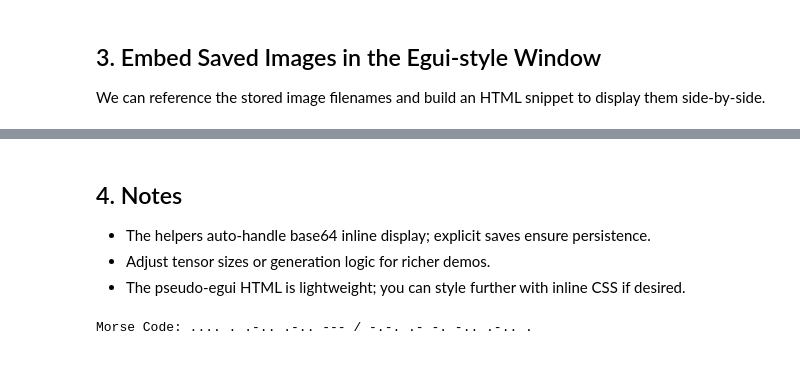
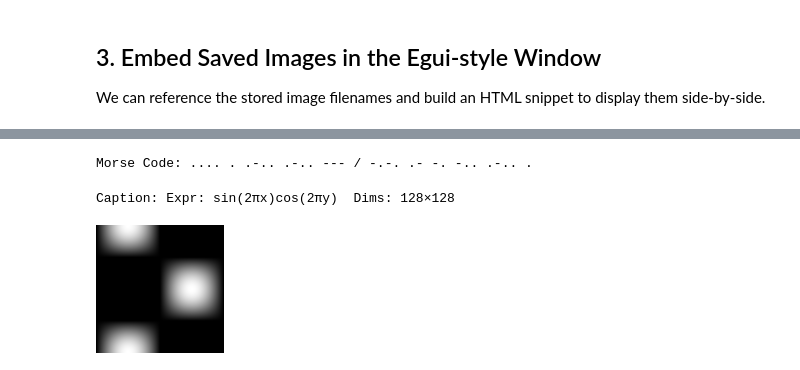
Before and after one commit to springyworks/candlekos, a Jupyter notebook: 0aEXPLORATION/candle_notebooks/consolidated_helpers_egui.ipynb, the cells around one changed output, grey strips where cells are left out. Cells and saved outputs as stored; diff of their text form; code cells hidden in the pictures.

```diff
--- a/0aEXPLORATION/candle_notebooks/consolidated_helpers_egui.ipynb
+++ b/0aEXPLORATION/candle_notebooks/consolidated_helpers_egui.ipynb
@@ -124,9 +139,4 @@ let img_html = format!(
 egui_window::open("Image Gallery", &img_html);
 # %% [output]
 [interactive output not drawn]
-# %% [markdown]
-## 4. Notes
-- The helpers auto-handle base64 inline display; explicit saves ensure persistence.
-- Adjust tensor sizes or generation logic for richer demos.
-- The pseudo-egui HTML is lightweight; you can style further with inline CSS if desired.
 # %%
@@ -137,3 +147,22 @@ let morse = helper::to_morse_code(example_message);
 println!("Morse Code: {}", morse);
 # %% [output]
 Morse Code: .... . .-.. .-.. --- / -.-. .- -. -.. .-.. .
+# %%
+// Cell 10
+/* use the provided trait that realizes an operation that can parse math-expressions (string),
+   according to the math a candle-tensor is filled with what the math tells it do. keywords ; synthetic data viz */
+// ../candle_tensor_augment/src/lib.rs
+
+use candle::{Device, Tensor};
+use candle_notebooks as nb;
+use candle_tensor_augment::TensorMathFill;
+
+let device = Device::Cpu;
+let expr = "sin(x * 6.28318) * cos(y * 6.28318)"; // 2*pi
+let t = Tensor::fill_with_expr(128, 128, expr, &device).unwrap();
+
+// Show it as grayscale and auto-save via captioned helper
+nb::show_tensor_gray_captioned(&t, Some("Expr: sin(2πx)cos(2πy)"), Some("TensorMathFill"), None).unwrap();
+# %% [output]
+Caption: Expr: sin(2πx)cos(2πy)  Dims: 128×128
+[figure, added]
```
Also changed, not shown: parts of 10 cells of this notebook, 46 other files.
